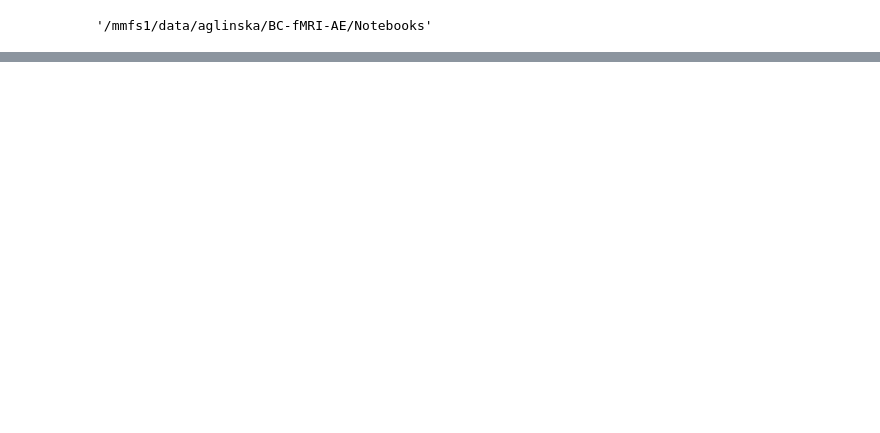
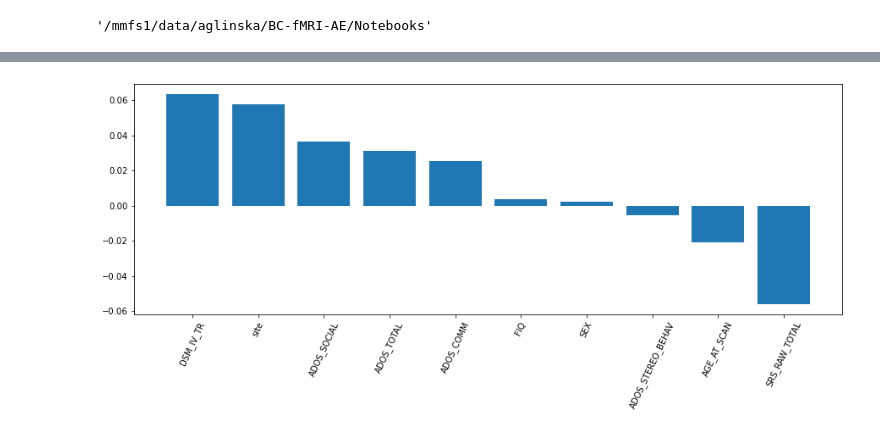
Before and after one commit to Aglinskas/BC-fMRI-AE, a Jupyter notebook: Notebooks/00-rsa-ROI-cmats.ipynb, the cells around one changed output, grey strips where cells are left out. Saved outputs shown, nothing was run; the diff lists cells and outputs as text; code cells hidden in the pictures; blank space fills up the shorter version.

```diff
--- a/Notebooks/00-rsa-ROI-cmats.ipynb
+++ b/Notebooks/00-rsa-ROI-cmats.ipynb
@@ -129,3 +115,34 @@ def key_rsa(key,data_scale='ratio', metric='euclidean'):
     rsa_result[0,:] = fit_rsa(rdm_bg,rdm_model)
     rsa_result[1,:] = fit_rsa(rdm_sl,rdm_model)
     return rsa_result
+# %%
+import scipy
+corr = scipy.stats.kendalltau
+def key_rsa_rois(key,use_mats,use_df):
+#     key = 'ADOS_TOTAL'
+#     use_df = df_asd
+#     use_mats = cmats_asd
+
+    assert len(use_df)==len(use_mats), 'bad stuff'
+
+    e = np.isnan(use_df[key].values)
+    n = (~e).sum()
+
+    model_vec = use_df[key].values[~e]
+
+    if key in ('DSM_IV_TR','SEX','site'):
+        data_scale='ordinal'
+    else:
+        data_scale='ratio'
+    model_rdm = make_RDM(model_vec,data_scale=data_scale, metric='euclidean')
+
+    data_rdm = make_RDM(use_mats[~e,:,:].reshape(n,-1),data_scale='ratio', metric='correlation')
+
+    r = corr(get_triu(model_rdm),get_triu(data_rdm))[0]
+
+    rsa_result = {'key':key,'r':r, 'n':n, 'model_rdm':model_rdm,'data_rdm':data_rdm}
+    return rsa_result
+# %%
+keys = ['AGE_AT_SCAN','DSM_IV_TR', 'SEX','FIQ', 'ADOS_TOTAL', 'ADOS_COMM', 'ADOS_SOCIAL', 'ADOS_STEREO_BEHAV','SRS_RAW_TOTAL','site']
+rsa_results = [key_rsa_rois(key,cmats_asd,df_asd) for key in keys]
+rsa_vals = [rsa_result['r'] for rsa_result in rsa_results]
@@ -131,0 +153,14 @@ def key_rsa(key,data_scale='ratio', metric='euclidean'):
+# %%
+ys = np.array(rsa_vals)
+xs = np.arange(len(ys))
+lbls = np.array(keys)
+
+ord_ = np.argsort(ys)[-1::-1]
+ys = ys[ord_]
+lbls = lbls[ord_]
+
+plt.figure(figsize=(15,5));
+plt.bar(xs,ys);
+plt.xticks(xs,labels=lbls,rotation=65);
+# %% [output]
+[figure, added]
```
Also changed, not shown: parts of 24 cells of this notebook, 3 other files.
